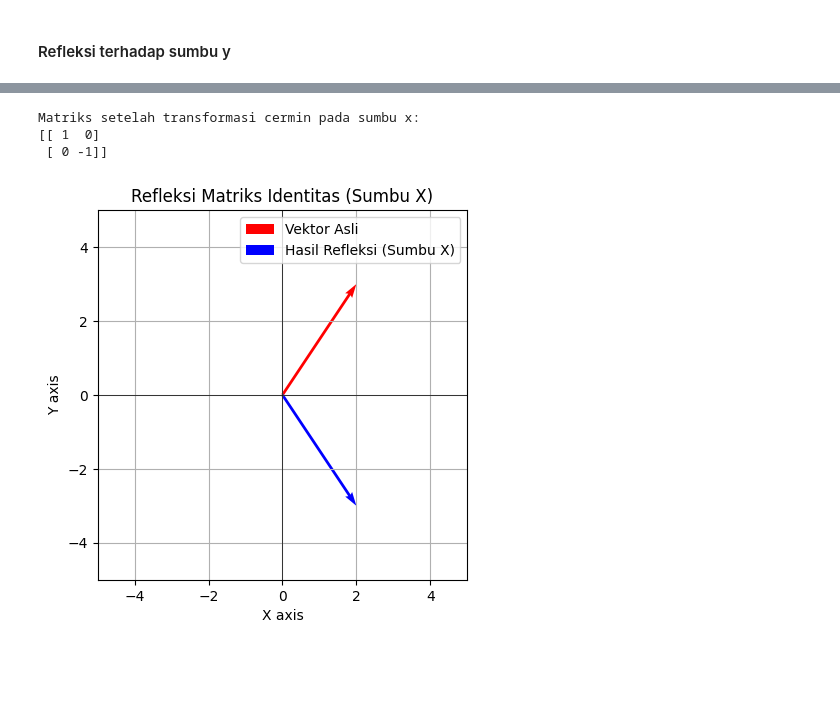
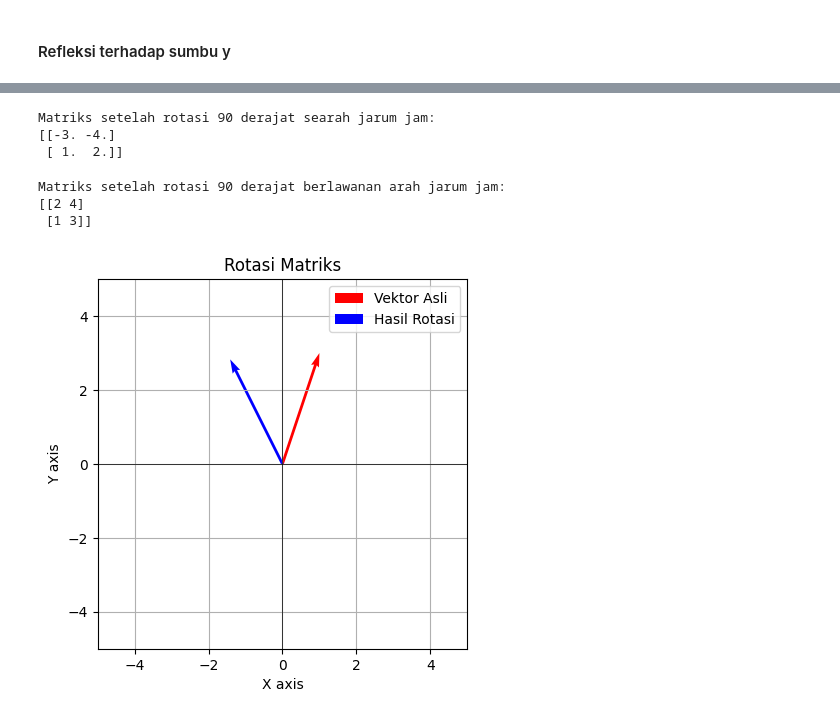
Before and after one commit to YasminAzzahra186/alin, a Jupyter notebook: _sources/Transformasi.ipynb, the cells around one changed output, grey strips where cells are left out. Drawn from its saved outputs; the diff is of its cells as text; code cells hidden in the pictures; blank space fills up the shorter version.

```diff
--- a/_sources/Transformasi.ipynb
+++ b/_sources/Transformasi.ipynb
@@ -230,46 +303,70 @@ plt.show()
+# %%
+import numpy as np
+
+# Membuat matriks 2x2 dengan nilai awal
+matriks = np.array([[1, 2], [3, 4]])
+
+# Mendefinisikan matriks rotasi untuk rotasi 90 derajat searah jarum jam
+theta = np.radians(90)  # Mengubah derajat menjadi radian
+rotasi_matriks = np.array([[np.cos(theta), -np.sin(theta)],
+                           [np.sin(theta), np.cos(theta)]])
+
+# Melakukan rotasi matriks
+matriks_rotasi = np.dot(rotasi_matriks, matriks)
+
+# Menampilkan matriks setelah rotasi
+print("Matriks setelah rotasi 90 derajat searah jarum jam:")
+print(matriks_rotasi.round())
+# %% [output]
+Matriks setelah rotasi 90 derajat searah jarum jam:
+[[-3. -4.]
+ [ 1.  2.]]
 # %%
 import numpy as np
 
 # Membuat matriks 2x2 dengan nilai awal
-matriks = np.array([[1, 0], [0, 1]])
+matriks = np.array([[1, 2], [3, 4]])
 
-# Melakukan cermin pada sumbu x dengan mengalikan baris kedua dengan -1
-matriks[1, :] = matriks[1, :] * -1
+# Melakukan rotasi 90 derajat berlawanan arah jarum jam
+matriks_rotasi = np.rot90(matriks)
 
-# Menampilkan matriks setelah transformasi cermin
-print("Matriks setelah transformasi cermin pada sumbu x:")
-print(matriks)
+# Menampilkan matriks setelah rotasi
+print("Matriks setelah rotasi 90 derajat berlawanan arah jarum jam:")
+print(matriks_rotasi)
 # %% [output]
-Matriks setelah transformasi cermin pada sumbu x:
-[[ 1  0]
- [ 0 -1]]
+Matriks setelah rotasi 90 derajat berlawanan arah jarum jam:
+[[2 4]
+ [1 3]]
 # %%
 import numpy as np
 import matplotlib.pyplot as plt
 
-# Matriks refleksi terhadap sumbu x
-reflection_matrix = np.array([[1, 0], [0, -1]])
+# Sudut rotasi dalam radian (misalnya, 45 derajat)
+theta = np.radians(45)
+
+# Matriks rotasi
+rotation_matrix = np.array([[np.cos(theta), -np.sin(theta)], [np.sin(theta), np.cos(theta)]])
 
 # Vektor asli
-original_vector = np.array([2, 3])
+original_vector = np.array([1, 3])
 
-# Menerapkan refleksi menggunakan matriks refleksi
-reflected_vector = np.dot(reflection_matrix, original_vector)
+# Menerapkan rotasi menggunakan matriks
+rotated_vector = np.dot(rotation_matrix, original_vector)
 
-# Plot vektor asli dan hasil refleksi
+# Plot vektor asli dan hasil rotasi
 plt.figure()
 plt.quiver(0, 0, original_vector[0], original_vector[1], angles='xy', scale_units='xy', scale=1, color='r', label='Vektor Asli')
-plt.quiver(0, 0, reflected_vector[0], reflected_vector[1], angles='xy', scale_units='xy', scale=1, color='b', label='Hasil Refleksi (Sumbu X)')
-plt.xlim(-5, 5)
-plt.ylim(-5, 5)
+plt.quiver(0, 0, rotated_vector[0], rotated_vector[1], angles='xy', scale_units='xy', scale=1, color='b', label='Hasil Rotasi')
+plt.xlim(-5, 5)  # Sesuaikan batas sumbu x sesuai kebutuhan
+plt.ylim(-5, 5)  # Sesuaikan batas sumbu y sesuai kebutuhan
 plt.xlabel('X axis')
 plt.ylabel('Y axis')
-plt.title('Refleksi Matriks Identitas (Sumbu X)')
+plt.title('Rotasi Matriks')
 plt.legend()
 plt.grid()
 plt.axhline(0, color='black', linewidth=0.5)
 plt.axvline(0, color='black', linewidth=0.5)
 plt.gca().set_aspect('equal', adjustable='box')
 plt.show()
 # %% [output]
-[figure, old version]
+[figure, new version]
```
Also changed, not shown: parts of 26 cells of this notebook, 17 other files.
